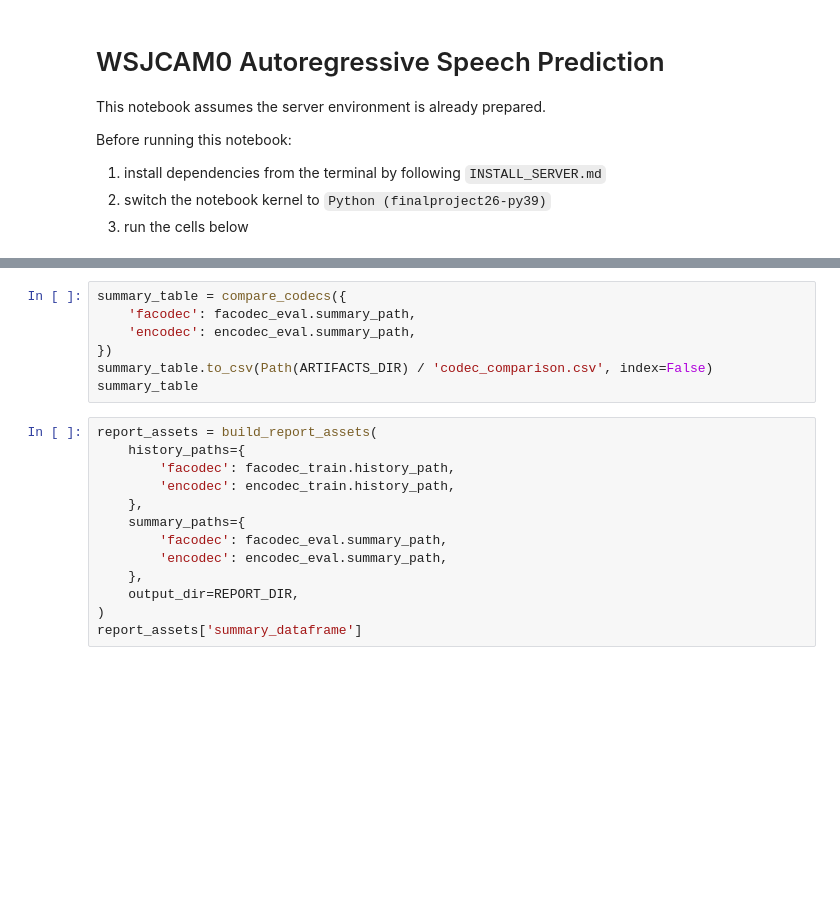
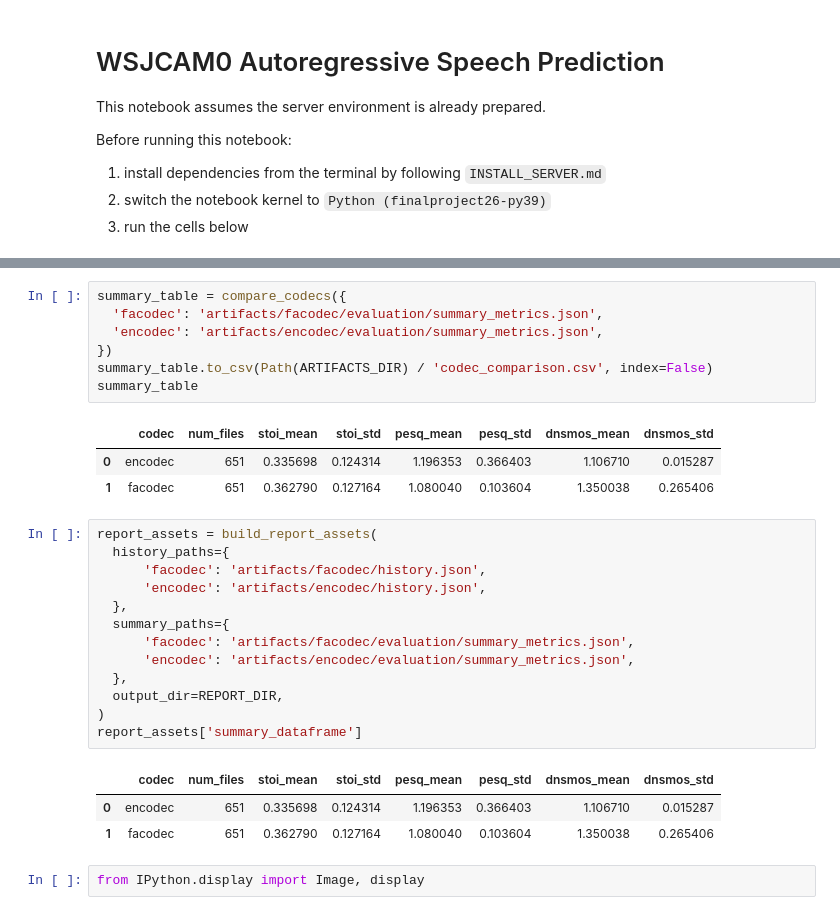
Before and after one commit to Stellaris7-12/DL_Final, a Jupyter notebook: notebooks/run_project.ipynb, the cells around one changed output, grey strips where cells are left out. Cells and saved outputs as stored; diff of their text form; blank space fills up the shorter version.

```diff
--- a/notebooks/run_project.ipynb
+++ b/notebooks/run_project.ipynb
@@ -99,23 +136,33 @@ print(encodec_eval)
 # %%
 summary_table = compare_codecs({
-    'facodec': facodec_eval.summary_path,
-    'encodec': encodec_eval.summary_path,
+  'facodec': 'artifacts/facodec/evaluation/summary_metrics.json',
+  'encodec': 'artifacts/encodec/evaluation/summary_metrics.json',
 })
 summary_table.to_csv(Path(ARTIFACTS_DIR) / 'codec_comparison.csv', index=False)
 summary_table
+# %% [output]
+|  | codec | num_files | stoi_mean | stoi_std | pesq_mean | pesq_std | dnsmos_mean | dnsmos_std |
+| 0 | encodec | 651 | 0.335698 | 0.124314 | 1.196353 | 0.366403 | 1.106710 | 0.015287 |
+| 1 | facodec | 651 | 0.362790 | 0.127164 | 1.080040 | 0.103604 | 1.350038 | 0.265406 |
 # %%
 report_assets = build_report_assets(
-    history_paths={
-        'facodec': facodec_train.history_path,
-        'encodec': encodec_train.history_path,
-    },
-    summary_paths={
-        'facodec': facodec_eval.summary_path,
-        'encodec': encodec_eval.summary_path,
-    },
-    output_dir=REPORT_DIR,
+  history_paths={
+      'facodec': 'artifacts/facodec/history.json',
+      'encodec': 'artifacts/encodec/history.json',
+  },
+  summary_paths={
+      'facodec': 'artifacts/facodec/evaluation/summary_metrics.json',
+      'encodec': 'artifacts/encodec/evaluation/summary_metrics.json',
+  },
+  output_dir=REPORT_DIR,
 )
 report_assets['summary_dataframe']
+# %% [output]
+|  | codec | num_files | stoi_mean | stoi_std | pesq_mean | pesq_std | dnsmos_mean | dnsmos_std |
+| 0 | encodec | 651 | 0.335698 | 0.124314 | 1.196353 | 0.366403 | 1.106710 | 0.015287 |
+| 1 | facodec | 651 | 0.362790 | 0.127164 | 1.080040 | 0.103604 | 1.350038 | 0.265406 |
+# %%
+from IPython.display import Image, display
 # %%
 print('Report materials saved to:', report_assets['output_dir'])
 print('Tables:', report_assets['table_paths'])
```
Also changed, not shown: parts of 8 cells of this notebook, 1 other file.
